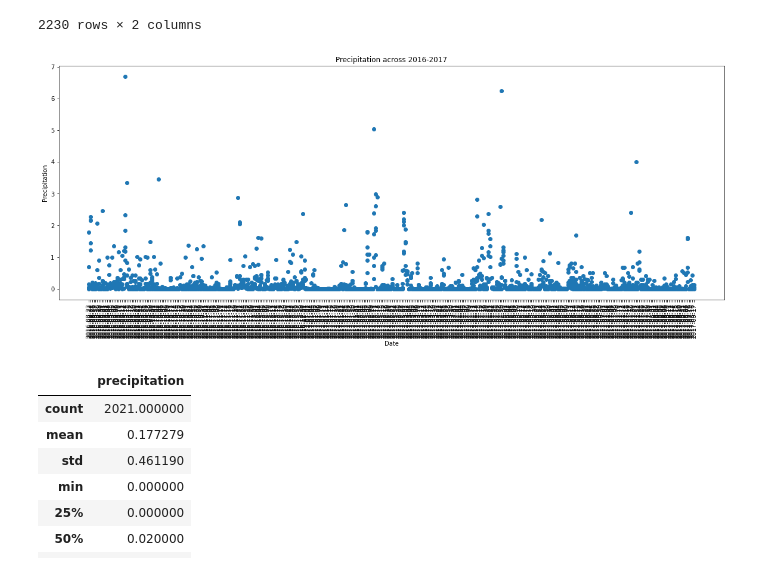
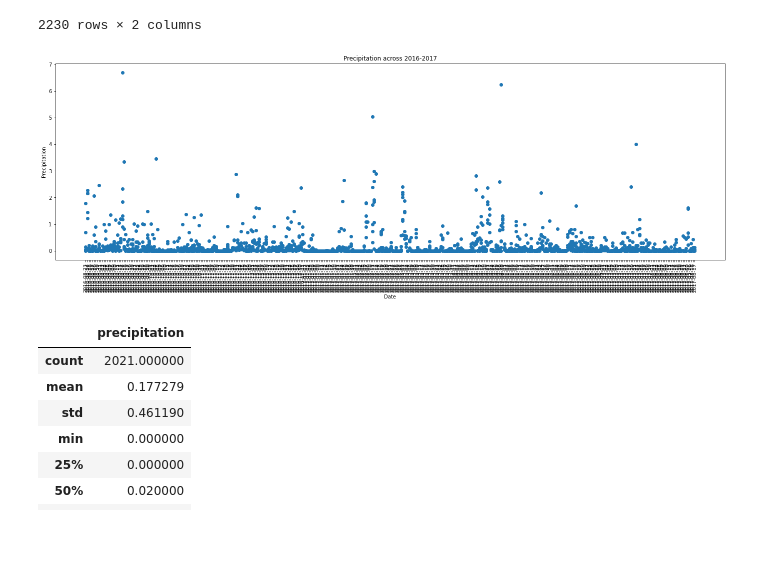
Before and after one commit to c4stella/sqlalchemy-challenge, a Jupyter notebook: climate_analysis.ipynb, the cells around one changed output. Drawn from its saved outputs; the diff is of its cells as text; code cells hidden in the pictures; blank space fills up the shorter version.

```diff
--- a/climate_analysis.ipynb
+++ b/climate_analysis.ipynb
@@ -82,16 +80,16 @@ prcp_df.sort_values('date')
 2230 rows × 2 columns
 # %%
 # Use Pandas Plotting with Matplotlib to plot the data
-plt.figure(figsize=(20,8))
+plt.figure(figsize=(24,8))
 plt.scatter(prcp_df.date, prcp_df.precipitation)
 plt.xlabel('Date')
 plt.xticks(rotation='vertical')
 plt.ylabel('Precipitation')
 plt.title('Precipitation across 2016-2017')
 plt.subplots_adjust(bottom=0.2)
 plt.show()
 # %% [output]
-[figure, old version]
+[figure, new version]
 # %%
 # Use Pandas to calcualte the summary statistics for the precipitation data
 prcp_df.describe()
```
Also changed, not shown: parts of 4 cells of this notebook, 1 other file.
